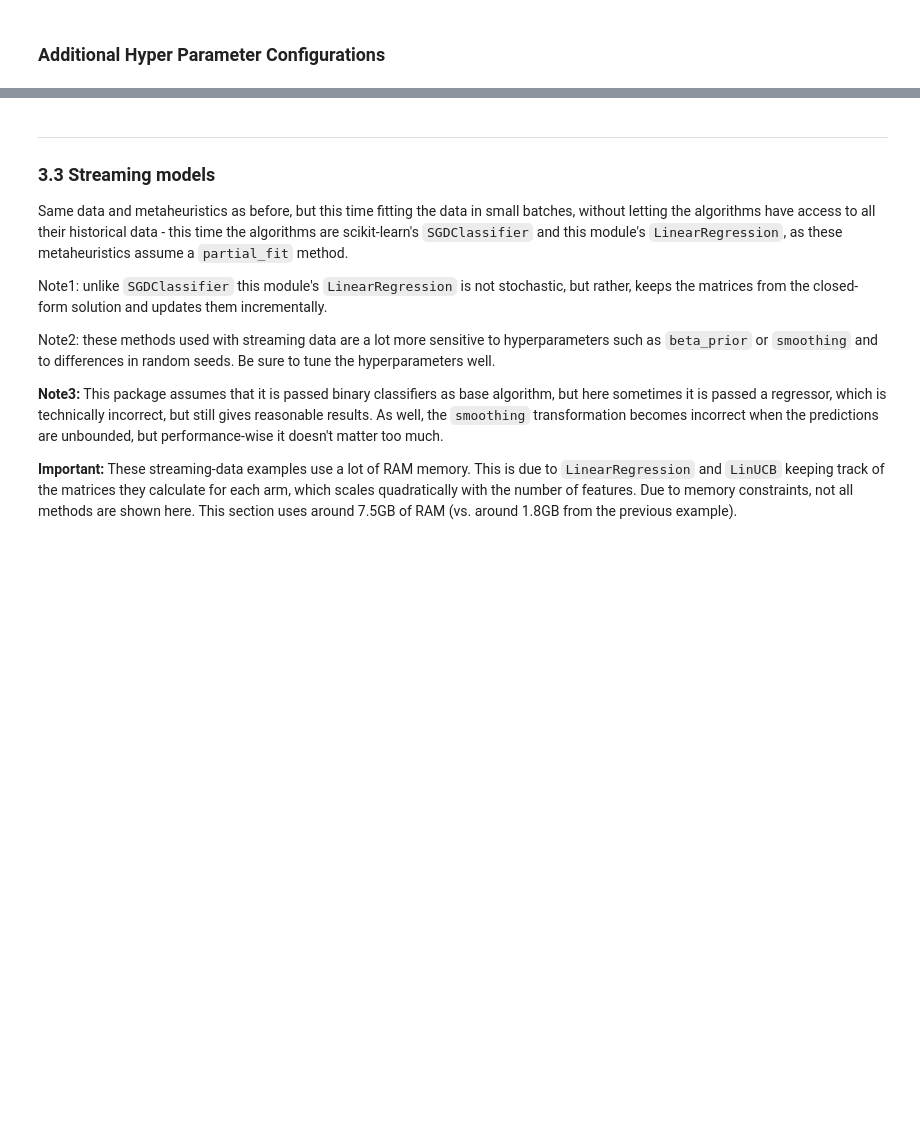
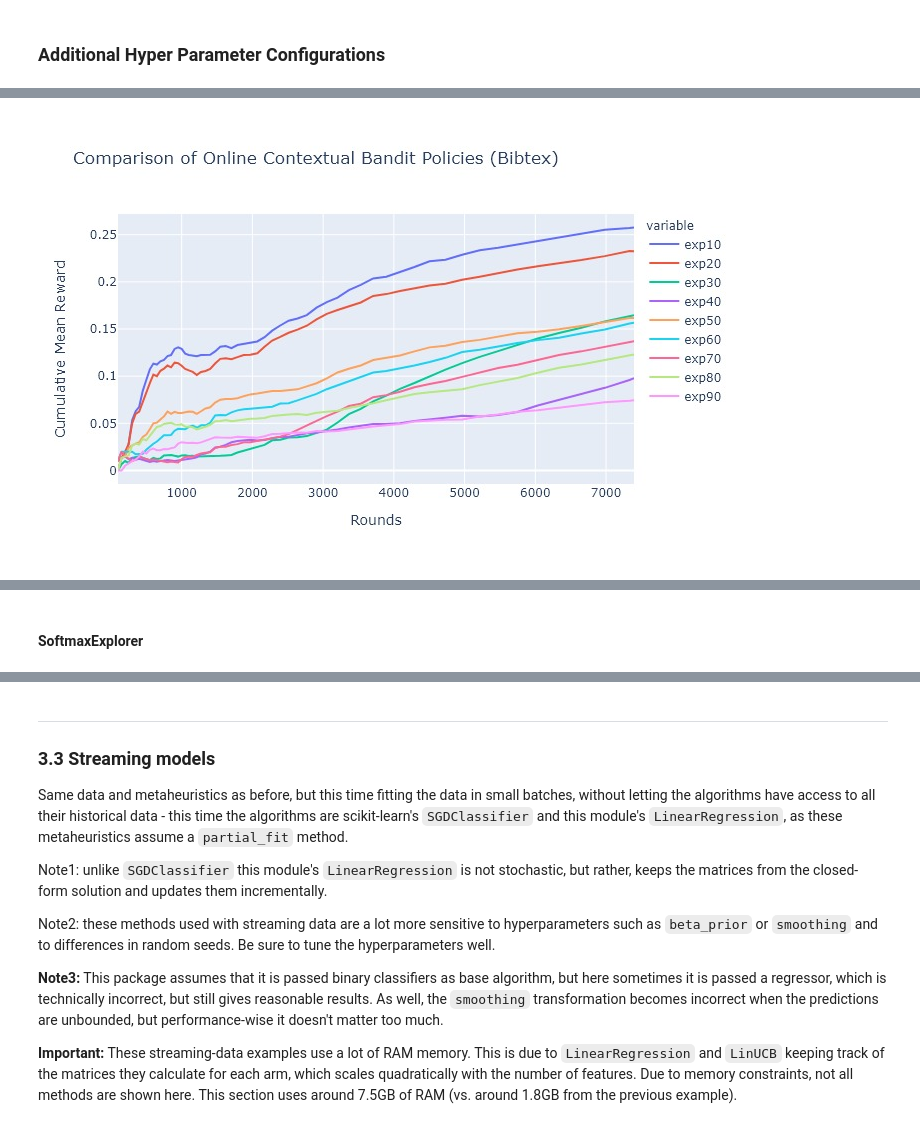
Before and after one commit to MrinalJain17/ml-tools-project, a Jupyter notebook: src/online_contextual_bandits-Bibtex.ipynb, the cells around one changed output, grey strips where cells are left out. Cells and saved outputs as stored; diff of their text form; code cells hidden in the pictures; blank space fills up the shorter version.

Commit message:
added hyperparameter tuning

```diff
--- a/src/online_contextual_bandits-Bibtex.ipynb
+++ b/src/online_contextual_bandits-Bibtex.ipynb
@@ -113,4 +24,4 @@ time: 125 ms (started: 2021-05-04 21:11:43 -04:00)
 # %%
 dataset = 'Bibtex'
-res_path = os.path.join('..', 'data', 'results', 'baseline')
+res_path = os.path.join('..', 'data', 'results')
 # %% [output]
@@ -525,0 +435,10 @@ time: 641 ms (started: 2021-05-03 15:24:55 -04:00)
+# %%
+df_reward = pd.read_csv(os.path.join(res_path, 'tuning',
+                                     f'{dataset}_{model_name}_rewards.csv'), index_col=0)
+fig = px.line(df_reward.cumsum().divide(df_reward.index.values.reshape(-1,1)),
+              title=f'''Comparison of Online Contextual Bandit Policies ({dataset})''')
+fig.update_yaxes(title='Cumulative Mean Reward')
+fig.update_xaxes(title='Rounds')
+fig.show()
+# %% [output]
+[figure, added]
@@ -525,0 +446,2 @@ time: 641 ms (started: 2021-05-03 15:24:55 -04:00)
+# %% [markdown]
+#### SoftmaxExplorer
```
Also changed, not shown: parts of 60 cells of this notebook, 1 other file.
